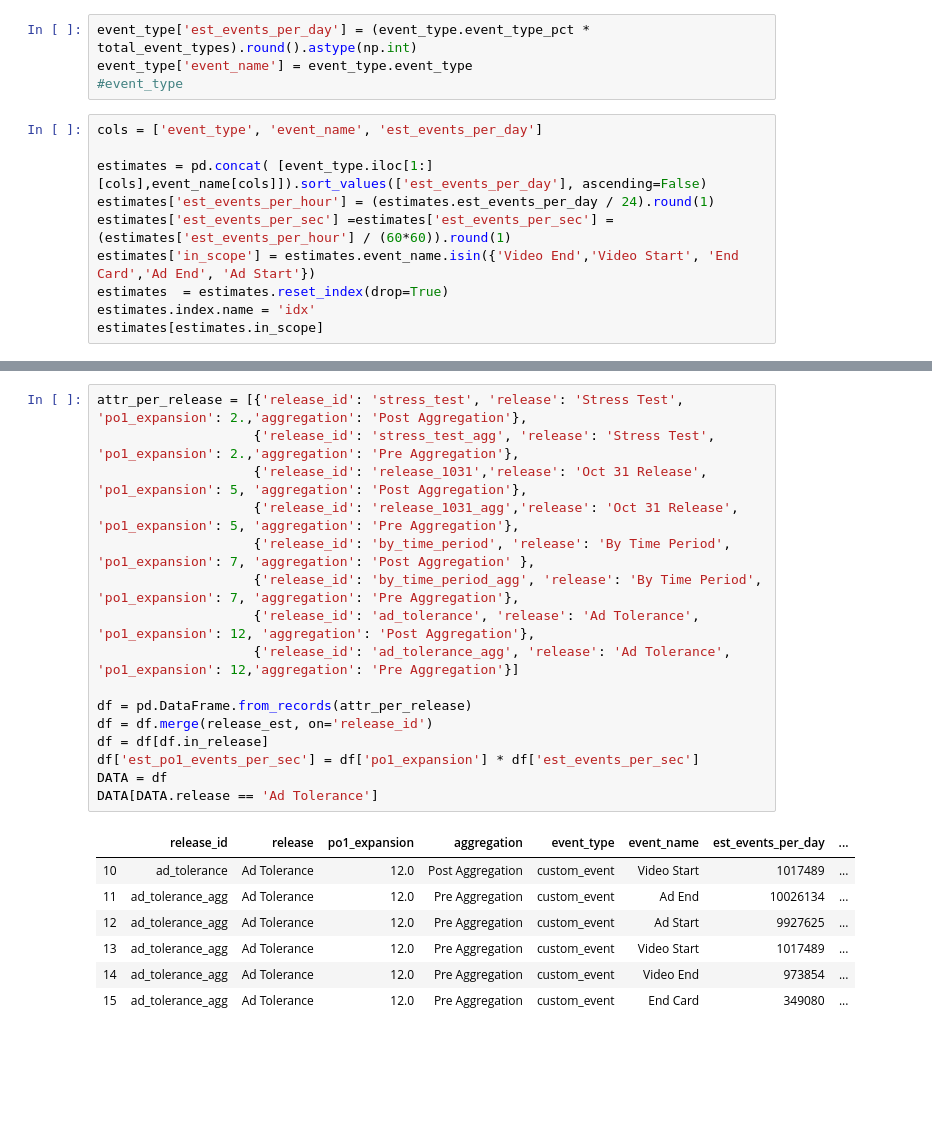
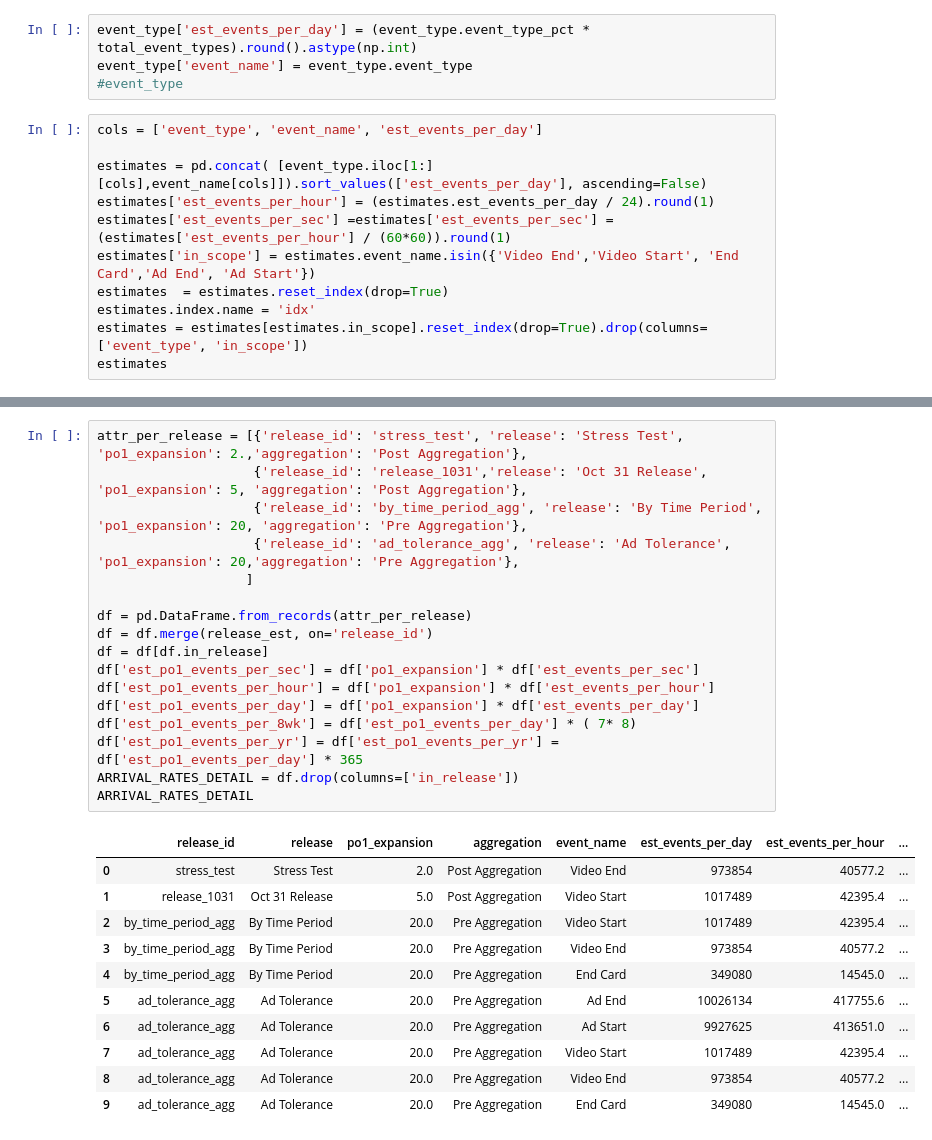
Before and after one commit to wmcabee-cs/nbc_analysis, a Jupyter notebook: notebooks/presentations/throughput.ipynb, the cells around one changed output, grey strips where cells are left out. Cells and saved outputs as stored; diff of their text form; blank space fills up the shorter version.

Commit message:
updated presentation with load duration rates

```diff
--- a/notebooks/presentations/throughput.ipynb
+++ b/notebooks/presentations/throughput.ipynb
@@ -191,5 +186,6 @@ estimates['est_events_per_sec'] =estimates['est_events_per_sec'] = (estimates['e
 estimates['in_scope'] = estimates.event_name.isin({'Video End','Video Start', 'End Card','Ad End', 'Ad Start'})
 estimates  = estimates.reset_index(drop=True)
 estimates.index.name = 'idx'
-estimates[estimates.in_scope]
+estimates = estimates[estimates.in_scope].reset_index(drop=True).drop(columns=['event_type', 'in_scope'])
+estimates
 # %% [output]
@@ -220,24 +224,29 @@ release_est = release_est[release_est.in_release]
 # %%
 attr_per_release = [{'release_id': 'stress_test', 'release': 'Stress Test', 'po1_expansion': 2.,'aggregation': 'Post Aggregation'},
-                    {'release_id': 'stress_test_agg', 'release': 'Stress Test', 'po1_expansion': 2.,'aggregation': 'Pre Aggregation'},
                     {'release_id': 'release_1031','release': 'Oct 31 Release', 'po1_expansion': 5, 'aggregation': 'Post Aggregation'},
-                    {'release_id': 'release_1031_agg','release': 'Oct 31 Release', 'po1_expansion': 5, 'aggregation': 'Pre Aggregation'},
-                    {'release_id': 'by_time_period', 'release': 'By Time Period', 'po1_expansion': 7, 'aggregation': 'Post Aggregation' },
-                    {'release_id': 'by_time_period_agg', 'release': 'By Time Period',  'po1_expansion': 7, 'aggregation': 'Pre Aggregation'},
-                    {'release_id': 'ad_tolerance', 'release': 'Ad Tolerance', 'po1_expansion': 12, 'aggregation': 'Post Aggregation'},
-                    {'release_id': 'ad_tolerance_agg', 'release': 'Ad Tolerance', 'po1_expansion': 12,'aggregation': 'Pre Aggregation'}]
+                    {'release_id': 'by_time_period_agg', 'release': 'By Time Period',  'po1_expansion': 20, 'aggregation': 'Pre Aggregation'},
+                    {'release_id': 'ad_tolerance_agg', 'release': 'Ad Tolerance', 'po1_expansion': 20,'aggregation': 'Pre Aggregation'},
+                   ]
 
 df = pd.DataFrame.from_records(attr_per_release)
 df = df.merge(release_est, on='release_id')
 df = df[df.in_release]
 df['est_po1_events_per_sec'] = df['po1_expansion'] * df['est_events_per_sec']
-DATA = df
-DATA[DATA.release == 'Ad Tolerance']
+df['est_po1_events_per_hour'] = df['po1_expansion'] * df['est_events_per_hour']
+df['est_po1_events_per_day'] = df['po1_expansion'] * df['est_events_per_day']
+df['est_po1_events_per_8wk'] = df['est_po1_events_per_day'] * ( 7* 8)
+df['est_po1_events_per_yr'] = df['est_po1_events_per_yr'] = df['est_po1_events_per_day'] * 365
+ARRIVAL_RATES_DETAIL = df.drop(columns=['in_release'])
+ARRIVAL_RATES_DETAIL
 # %% [output]
-|  | release_id | release | po1_expansion | aggregation | event_type | event_name | est_events_per_day | ... |
-| 10 | ad_tolerance | Ad Tolerance | 12.0 | Post Aggregation | custom_event | Video Start | 1017489 | ... |
-| 11 | ad_tolerance_agg | Ad Tolerance | 12.0 | Pre Aggregation | custom_event | Ad End | 10026134 | ... |
-| 12 | ad_tolerance_agg | Ad Tolerance | 12.0 | Pre Aggregation | custom_event | Ad Start | 9927625 | ... |
-| 13 | ad_tolerance_agg | Ad Tolerance | 12.0 | Pre Aggregation | custom_event | Video Start | 1017489 | ... |
-| 14 | ad_tolerance_agg | Ad Tolerance | 12.0 | Pre Aggregation | custom_event | Video End | 973854 | ... |
-| 15 | ad_tolerance_agg | Ad Tolerance | 12.0 | Pre Aggregation | custom_event | End Card | 349080 | ... |
+|  | release_id | release | po1_expansion | aggregation | event_name | est_events_per_day | est_events_per_hour | ... |
+| 0 | stress_test | Stress Test | 2.0 | Post Aggregation | Video End | 973854 | 40577.2 | ... |
+| 1 | release_1031 | Oct 31 Release | 5.0 | Post Aggregation | Video Start | 1017489 | 42395.4 | ... |
+| 2 | by_time_period_agg | By Time Period | 20.0 | Pre Aggregation | Video Start | 1017489 | 42395.4 | ... |
+| 3 | by_time_period_agg | By Time Period | 20.0 | Pre Aggregation | Video End | 973854 | 40577.2 | ... |
+| 4 | by_time_period_agg | By Time Period | 20.0 | Pre Aggregation | End Card | 349080 | 14545.0 | ... |
+| 5 | ad_tolerance_agg | Ad Tolerance | 20.0 | Pre Aggregation | Ad End | 10026134 | 417755.6 | ... |
+| 6 | ad_tolerance_agg | Ad Tolerance | 20.0 | Pre Aggregation | Ad Start | 9927625 | 413651.0 | ... |
+| 7 | ad_tolerance_agg | Ad Tolerance | 20.0 | Pre Aggregation | Video Start | 1017489 | 42395.4 | ... |
+| 8 | ad_tolerance_agg | Ad Tolerance | 20.0 | Pre Aggregation | Video End | 973854 | 40577.2 | ... |
+| 9 | ad_tolerance_agg | Ad Tolerance | 20.0 | Pre Aggregation | End Card | 349080 | 14545.0 | ... |
```
Also changed, not shown: parts of 23 cells of this notebook, 1 other file.
